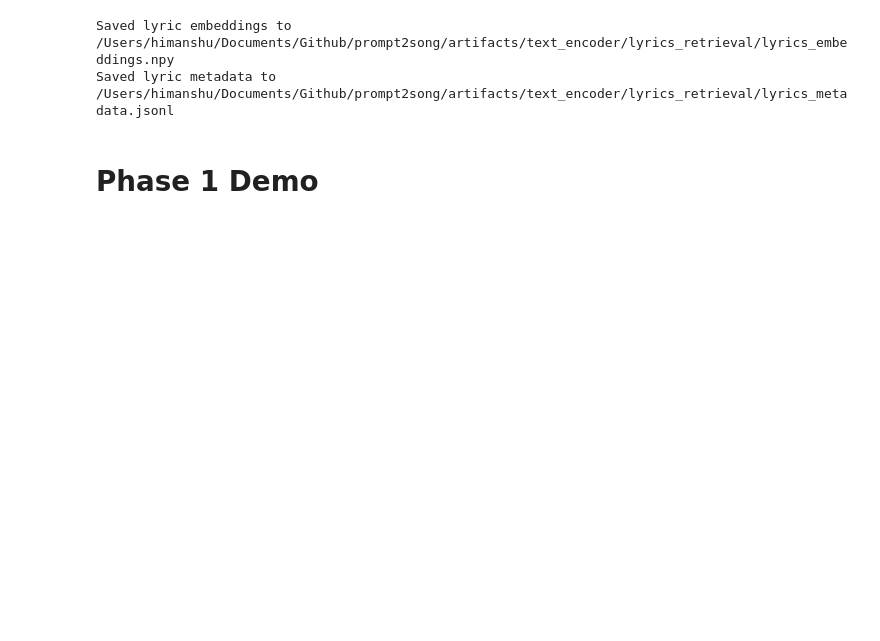
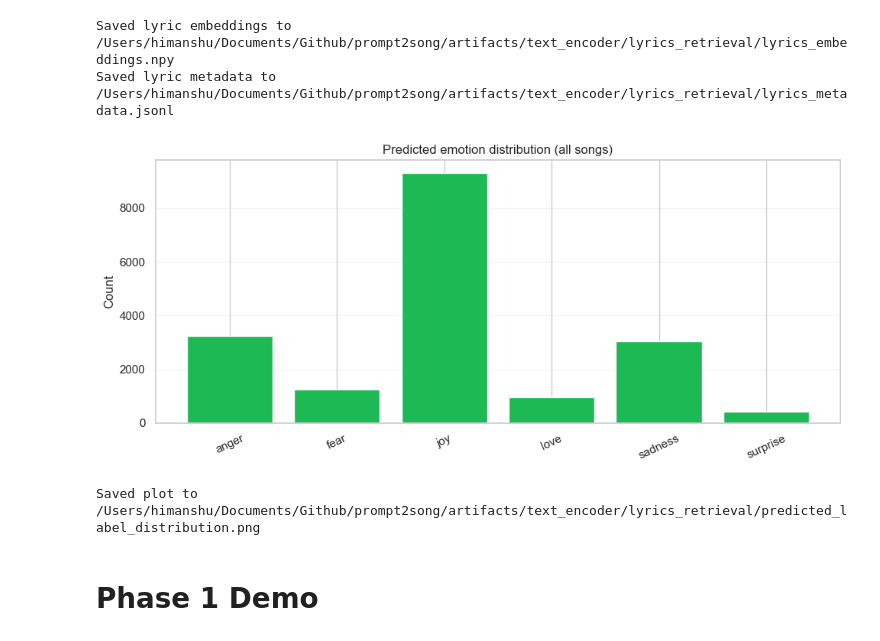
Before and after one commit to HimanshuSingh03/prompt2song, a Jupyter notebook: notebooks/text_emotion_encoder.ipynb, the cells around one changed output. Saved outputs shown, nothing was run; the diff lists cells and outputs as text; code cells hidden in the pictures; blank space fills up the shorter version.

```diff
--- a/notebooks/text_emotion_encoder.ipynb
+++ b/notebooks/text_emotion_encoder.ipynb
@@ -727,68 +727,33 @@ print(f"Saved lyric metadata to {lyrics_metadata_path}")
 Saved lyric embeddings to /Users/himanshu/Documents/Github/prompt2song/artifacts/text_encoder/lyrics_retrieval/lyrics_embeddings.npy
 Saved lyric metadata to /Users/himanshu/Documents/Github/prompt2song/artifacts/text_encoder/lyrics_retrieval/lyrics_metadata.jsonl
 # %%
-"""Plot predicted emotion distribution across all songs (majority label per song).
-Loads cached metadata/encoder so you can run this without re-running the whole pipeline."""
+"""Plot predicted emotion distribution across all songs (majority label per song)."""
 
 import matplotlib.pyplot as plt
-import torch
-from transformers import AutoModelForSequenceClassification
 
-# Load saved metadata if not already in memory
-if "lyrics_df" not in globals():
-    lyrics_path = LYRICS_ARTIFACT_DIR / "lyrics_metadata.jsonl"
-    if not lyrics_path.exists():
-        raise FileNotFoundError(
-            "Missing lyrics_metadata.jsonl. Run the embedding/export cell first or supply LYRICS_ARTIFACT_DIR."
-        )
-    lyrics_df = pd.read_json(lyrics_path, lines=True)
-
-# Ensure we have emotion labels; compute if absent
 if "emotion_label" not in lyrics_df.columns:
-    device = torch.device(
-        "cuda" if torch.cuda.is_available() else "mps" if torch.backends.mps.is_available() else "cpu"
-    )
-    emotion_classifier = AutoModelForSequenceClassification.from_pretrained(ARTIFACT_ROOT / "hf_model").to(device)
-    emotion_classifier.eval()
-    lyrics_encoder = TextEmotionEncoder(ARTIFACT_ROOT / "hf_model", device=device)
-
-    id2label = emotion_classifier.config.id2label
-
-    @torch.no_grad()
-    def predict_emotions(texts, batch_size: int = 32):
-        labels = []
-        for start in range(0, len(texts), batch_size):
-            batch = texts[start : start + batch_size]
-            encodings = lyrics_encoder.tokenizer(
-                batch,
-                padding=True,
-                truncation=True,
-                max_length=256,
-                return_tensors="pt",
-            ).to(device)
-            logits = emotion_classifier(**encodings).logits
-            labels.extend(logits.argmax(dim=-1).cpu().tolist())
-        return [id2label[int(idx)] for idx in labels]
-
-    lyrics_df["emotion_label"] = predict_emotions(lyrics_df["lyrics"].tolist())
+    raise ValueError("Run the prediction cell first to populate lyrics_df['emotion_label'].")
 
 counts = lyrics_df["emotion_label"].value_counts().sort_index()
 labels = counts.index.tolist()
 values = counts.values
 
 fig, ax = plt.subplots(figsize=(10, 4.5))
 ax.bar(range(len(labels)), values, color="#1db954")
 ax.set_xticks(range(len(labels)))
 ax.set_xticklabels(labels, rotation=25)
 ax.set_ylabel("Count")
 ax.set_title("Predicted emotion distribution (all songs)")
 ax.grid(axis="y", alpha=0.2)
 
 out_path = LYRICS_ARTIFACT_DIR / "predicted_label_distribution.png"
 fig.tight_layout()
 fig.savefig(out_path, dpi=200)
 plt.show()
 print(f"Saved plot to {out_path}")
+# %% [output]
+[figure, added]
+Saved plot to /Users/himanshu/Documents/Github/prompt2song/artifacts/text_encoder/lyrics_retrieval/predicted_label_distribution.png
 # %% [markdown]
 # Phase 1 Demo
 # %%
```
Also changed, not shown: parts of 7 cells of this notebook.
